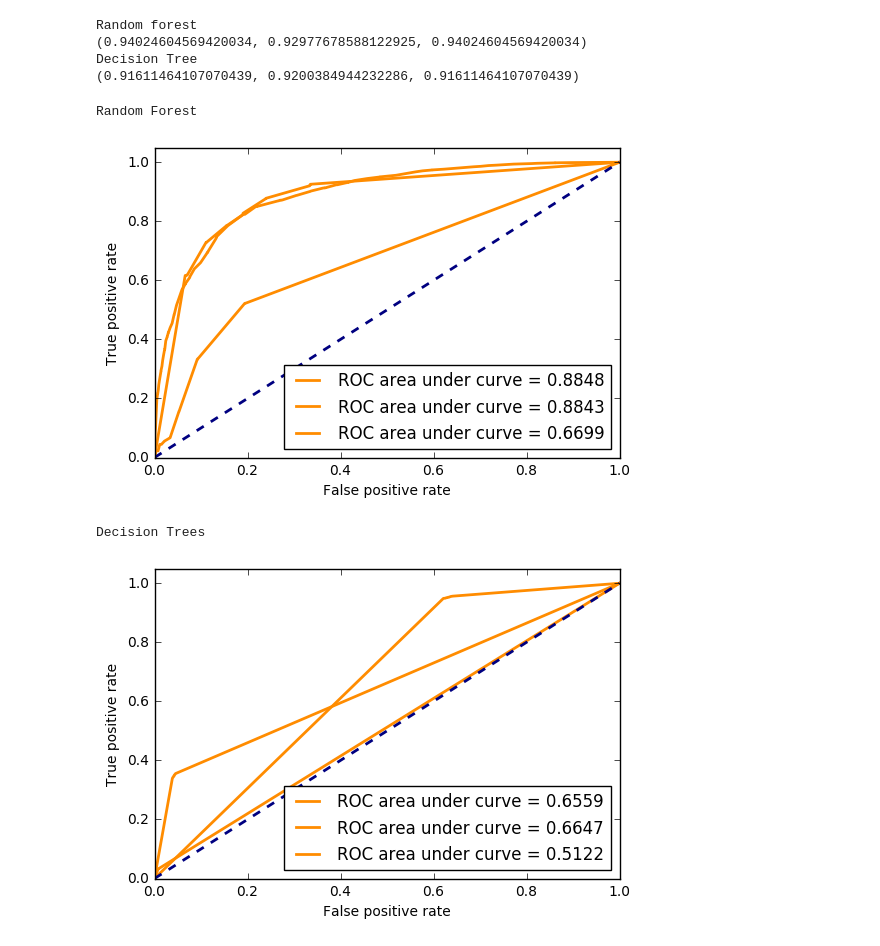
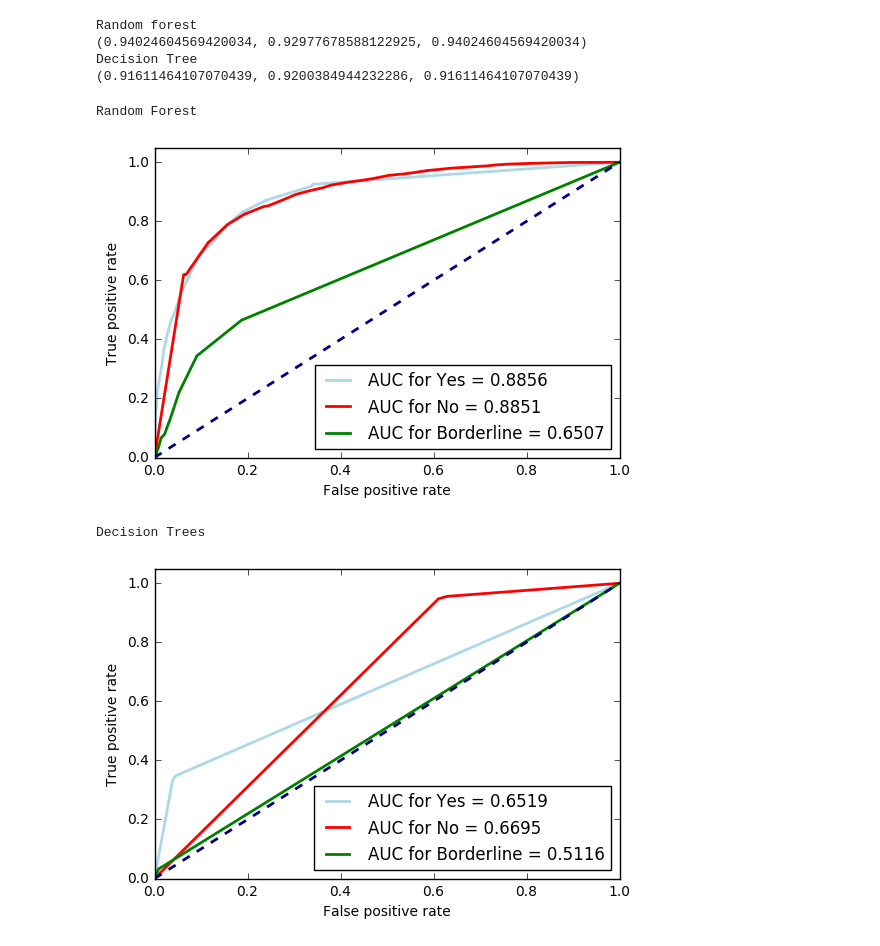
Before and after one commit to SpokenBanana/BinetflowTrainer, a Jupyter notebook: Diabetes_Model.ipynb, the cells around one changed output. Cells and saved outputs as stored; diff of their text form; code cells hidden in the pictures.

```diff
--- a/Diabetes_Model.ipynb
+++ b/Diabetes_Model.ipynb
@@ -171,35 +171,37 @@ def plot_roc_curve_with(feat_train, feat_test, label_train, label_test, classifi
         for i, s in enumerate(score):
             scores[i].append(s[1])
     scores = np.array(scores)
     label_test = np.array(label_test)
     fpr = {}
     tpr = {}
     roc_auc = {}
     for i in range(3):
         fpr[i], tpr[i], _ = roc_curve(label_test[:, i], scores[:, i])
         roc_auc[i] = auc(fpr[i], tpr[i])
 
     # Plotting
     plt.figure()
     lw = 2
+    colors = ['lightblue', 'red', 'green']
+    lab = ['Yes', 'No', 'Borderline']
     for i in range(3):
-        plt.plot(fpr[i], tpr[i], color='darkorange', lw=lw,
-                 label='ROC area under curve = {0:.4f}'.format(roc_auc[i]))
+        plt.plot(fpr[i], tpr[i], color=colors[i], lw=lw,
+                 label='AUC for {0} = {1:.4f}'.format(lab[i], roc_auc[i]))
     plt.plot([0, 1], [0, 1], color='navy', lw=lw, linestyle='--')
     plt.xlim([0.0, 1.0])
     plt.ylim([0.0, 1.05])
     plt.xlabel('False positive rate')
     plt.ylabel('True positive rate')
     plt.legend(loc='lower right')
     plt.show()
 
 print("Random Forest")
 plot_roc_curve_with(feat_train, feat_test, label_train, label_test, RandomForestClassifier(n_estimators=50))
 print("Decision Trees")
 plot_roc_curve_with(feat_train, feat_test, label_train, label_test, tree.DecisionTreeClassifier(class_weight=None,
                                       criterion='gini', splitter='best'))
 # %% [output]
 Random Forest
-[figure, old version]
+[figure, new version]
 Decision Trees
-[figure, old version]
+[figure, new version]
```
Also changed, not shown: parts of 2 cells of this notebook.
